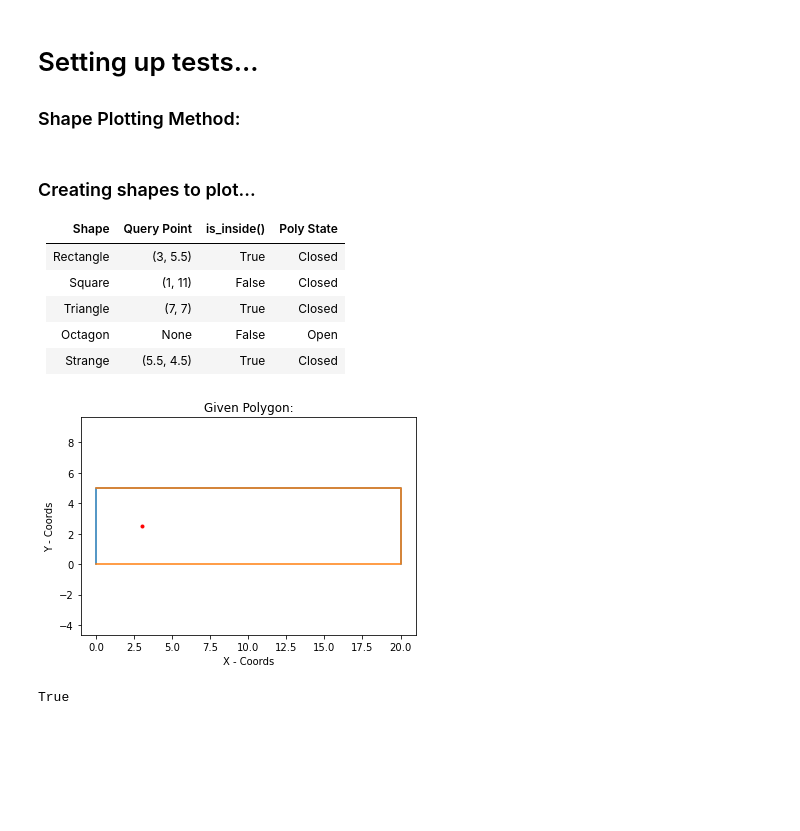
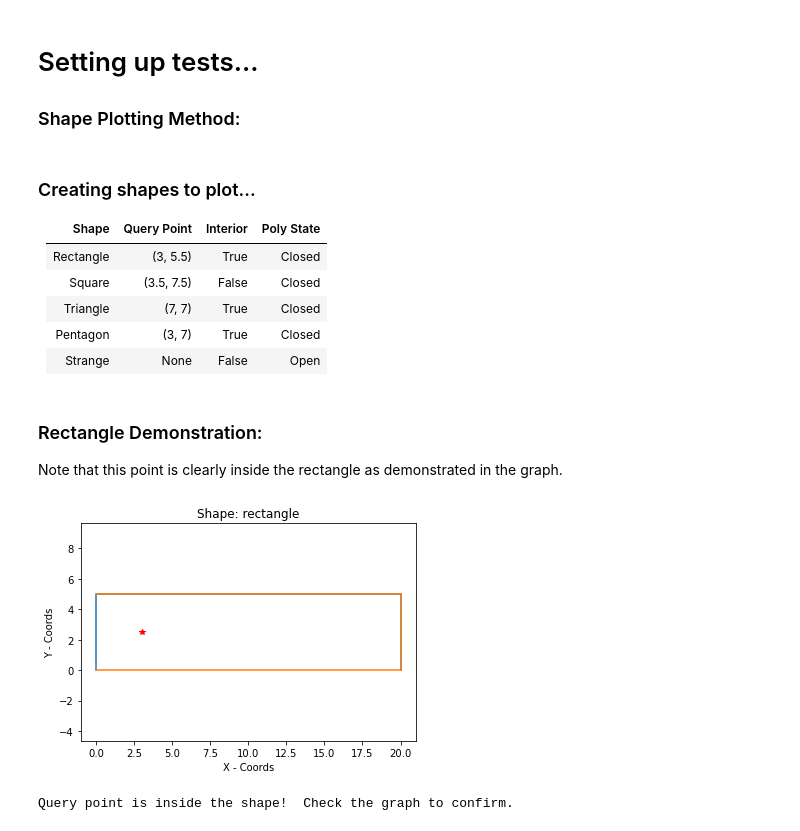
Before and after one commit to jventura1738/COSC311, a Jupyter notebook: LABS/Lab2_JV/Lab2.ipynb, the cells around one changed output. Cells and saved outputs as stored; diff of their text form; code cells hidden in the pictures; blank space fills up the shorter version.

```diff
--- a/LABS/Lab2_JV/Lab2.ipynb
+++ b/LABS/Lab2_JV/Lab2.ipynb
@@ -20,15 +20,16 @@ class Vector:
     Default (x,y) -> (1,1)
     """
     def __init__(self, x: float = 0, y: float = 1):
-        self._x = x
-        self._y = y
+        self._x = float(x)
+        self._y = float(y)
 
     # Magic Methods:
     def __repr__(self):
         return 'Vector({}, {})'.format(self._x, self._y)
 
-    def __getitem__(self, position: int):
-        return self._x if position is 0 else self._y
+    def __getitem__(self, position: int) -> float:
+        assert(position is 0 or position is 1)
+        return float(self._x) if position is 0 else float(self._y)
 
     # Operator Overloads.
     def __add__(self, other):
@@ -43,11 +44,11 @@ class Vector:
     # Class Attribute Getters.
     def get_x(self) -> float:
         """ Returns x value as float. """
-        return self._x
+        return float(self._x)
 
     def get_y(self) -> float:
         """ Returns y value as float. """
-        return self._y
+        return float(self._y)
 
     def coords(self) -> tuple:
         """ Returns tuple with x and y values. """
@@ -186,8 +187,7 @@ class Geometry:
         u, v = edge
         intersect = False
 
-        # Makes it easier to go from low to high (since the ray travels left to
-        # right) in my opinion.
+        # Makes it easier to generalize going low to high.
         if u.get_y() > v.get_y():
             u, v = v, u
 
@@ -195,7 +195,7 @@ class Geometry:
         # completely horizontal edge.  So if we increase the y by a small number,
         # the ray won't consider the passing as an intersection.
         if query.get_y() == u.get_y() or query.get_y() == v.get_y():
-            query = Vector(query.get_x(), query.get_y() + 0.000001)
+            query = Vector(query.get_x(), query.get_y() + 0.01)
 
         # Cases:
         # 1) If query x is greater than both u & v's x coords, then obviously there
@@ -203,7 +203,7 @@ class Geometry:
         # 2) Since the ray is horizontal, if the query point's y is less than the
         # lower vector's y (u), then there is no way the ray could intersect.
         # 3) Use the same logic in 2) for this.
-        if (query.get_x() > max(u.get_x(), v.get_x()) or query.get_y() < u.get_y() or query.get_y() > v.get_y()):
+        if (query.get_x() > max(u.get_x(), v.get_x()) or (query.get_y() < u.get_y() or query.get_y() > v.get_y())):
             return intersect # False
 
         # If the query's x value is less than u or v's, whichever is smaller
@@ -218,11 +218,11 @@ class Geometry:
             else:
                 BAX = sys.float_info.max
             if abs(u.get_x() - query.get_x()) > sys.float_info.min:
-                PAX = (query.get_y() - u.get_y()) / (1.0*(query.get_x() - u.get_x()))
+                QAX = (query.get_y() - u.get_y()) / (1.0*(query.get_x() - u.get_x()))
             else:
-                PAX = sys.float_info.max
+                QAX = sys.float_info.max
 
-            return PAX >= BAX
+            return QAX >= BAX
 
     def is_inside(self, query: Vector) -> bool:
         """
@@ -242,8 +242,10 @@ class Geometry:
         # algorithm will be inconclusive on such a shape.
         assert(self.is_closed is not True), 'Algorithm only works on closed geometrys!'
 
+        query_copy = Vector(query.get_x(), query.get_y())
+
         # Call the helper method to perform calculations.
-        intersections = sum(self._intersects(query, edge) for edge in self._edges)
+        intersections = sum(self._intersects(query_copy, edge) for edge in self._edges)
         return intersections % 2 == 1
 # %% [markdown]
 # Setting up tests...
@@ -252,7 +254,7 @@ class Geometry:
 # %%
 import matplotlib.pyplot as plt
 
-def draw_polygon(poly: Geometry = None, q_point: List = None) -> None:
+def draw_polygon(poly: Geometry = None, q_point: List = None, name: str = 'polygon') -> None:
     """
     Draws the given polygon.  NOTE: q_point should be a list of two
     coordinates: [x, y].
@@ -261,8 +263,8 @@ def draw_polygon(poly: Geometry = None, q_point: List = None) -> None:
     y = [ [pair[0].get_y()] + [pair[1].get_y()] for pair in poly._edges ]
 
     plt.plot(x, y)
-    plt.plot(q_point[0], q_point[1], marker='o', markersize=3, color="red")
-    plt.title('Given Polygon:')
+    plt.plot(q_point[0], q_point[1], marker='*', color="red")
+    plt.title(f'Shape: {name}')
     plt.xlabel('X - Coords')
     plt.ylabel('Y - Coords')
     plt.axis('equal')
@@ -270,27 +272,34 @@ def draw_polygon(poly: Geometry = None, q_point: List = None) -> None:
 # %% [markdown]
 ### Creating shapes to plot...
 
-|   Shape   	|  Query Point  	|  is_inside()  	|  Poly State  	|
+|   Shape   	|  Query Point  	|    Interior   	|  Poly State  	|
 |:---------:	|:-------------:	|:-------------:	|--------------	|
 | Rectangle 	|    (3, 5.5)   	|      True     	|       Closed 	|
-| Square    	|    (1, 11)    	|     False     	|       Closed 	|
+| Square    	|   (3.5, 7.5)    	|     False     	|       Closed 	|
 | Triangle  	|     (7, 7)    	|      True     	|       Closed 	|
-| Octagon   	|      None     	|     False     	|         Open 	|
-| Strange   	|   (5.5, 4.5)  	|      True     	|       Closed 	|
+| Pentagon   	|    (3, 7)     	|      True     	|       Closed 	|
+| Strange   	|     None      	|     False     	|         Open 	|
 # %%
 # QUERY POINTS:
-query_points = [ [3, 2.5], [1, 11], [7, 7], [5.5, 4.5] ]
+query_points = [ [3, 2.5], [3.5, 7.5], [7, 7], [3, 7] ]
+# %% [markdown]
+### Rectangle Demonstration:
+
+Note that this point is clearly inside the rectangle as demonstrated in the graph.
 # %%
 # Rectangle
 vertices = [(0, 0), (0, 5), (20, 5), (20, 0)]
 edges = [ ( (0, 0), (0, 5) ), ( (0, 5), (20, 5) ), ( (20, 5), (20, 0) ), ( (20, 0), (0, 0) ) ]
 
 rect_v = [Vector(pair[0], pair[1]) for pair in vertices]
 rect_e = [ ( Vector(pair[0][0], pair[0][1]), Vector(pair[1][0], pair[1][1]) ) for pair in edges]
 rect = Geometry(rect_v, rect_e)
 
-draw_polygon(rect, query_points[0])
-print(rect.is_inside(Vector(query_points[0][0], query_points[0][1])))
+draw_polygon(rect, query_points[0], 'rectangle')
+if rect.is_inside(Vector(query_points[0][0], query_points[0][1])):
+    print('Query point is inside the shape!  Check the graph to confirm.')
+else:
+    print('The query point is outside the shape.')
 # %% [output]
-[figure, old version]
+[figure, new version]
-True
+Query point is inside the shape!  Check the graph to confirm.
```
Also changed, not shown: parts of 7 cells of this notebook.
